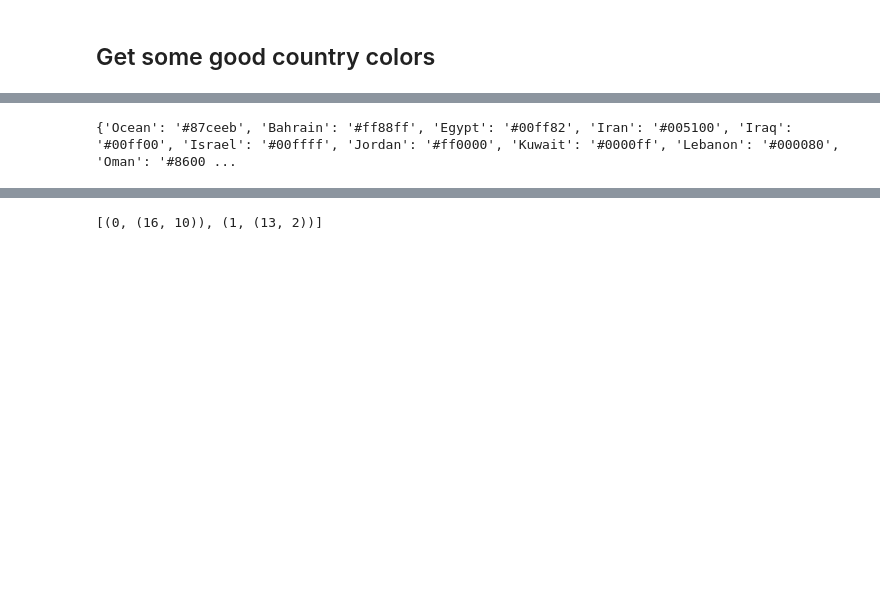
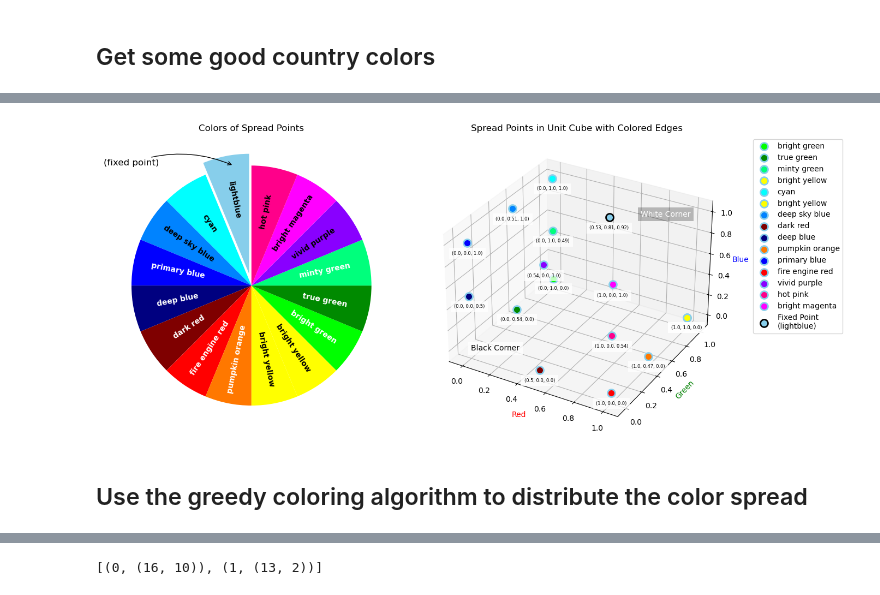
Before and after one commit to dbabbitt/StatsByCountry, a Jupyter notebook: rectangular_cartograms/Rectangular Cartogram of Middle Eastern Countries by Population.ipynb, the cells around one changed output, grey strips where cells are left out. Saved outputs shown, nothing was run; the diff lists cells and outputs as text; code cells hidden in the pictures; blank space fills up the shorter version.

```diff
--- a/rectangular_cartograms/Rectangular Cartogram of Middle Eastern Countries by Population.ipynb
+++ b/rectangular_cartograms/Rectangular Cartogram of Middle Eastern Countries by Population.ipynb
@@ -144,6 +62,21 @@ def spread_points_in_cube(num_points, fixed_point, cube_size=1.0, iterations=100
 # %%
 
 # Take some 3D points, one of which must be sky blue, and spread them evenly through a unit cube so that they have maximum space between
-fixed_point = (0.529, 0.808, 0.922)
-num_points = len(fontsize_dict)
-spread_points = spread_points_in_cube(num_points, fixed_point)
+ranges = [(0, 1), (0, 1), (0, 1)]
+fixed_point = (0.529, 0.808, 0.922)  # The ocean color
+
+trials = []
+while len(trials) < 5:
+
+    # Spread the points evenly through a unit cube so that they have maximum space between
+    try:
+        spread_points = nu.spread_points_in_cube(len(fontsize_dict), fixed_point, *ranges, verbose=False)
+        spread = nu.calculate_spread(spread_points, fixed_point, verbose=False)
+        trial_tuple = (spread_points, spread)
+        trials.append(trial_tuple)
+    except Exception:
+        continue
+
+trial_tuple = max(trials, key=lambda x: x[1])
+spread_points = trial_tuple[0]
+assert len(fontsize_dict)+1 == len(spread_points)
@@ -217,18 +83,8 @@ plt.show()
-# %%
-
-# Convert the dictionary from RGBA to Hex
-def rgba_to_hex(rgba):
-    r = int(rgba[0] * 255)
-    g = int(rgba[1] * 255)
-    b = int(rgba[2] * 255)
-    return f'#{r:02x}{g:02x}{b:02x}'
-
-# Move the ocean to the front of the list
-countries_list = ['Ocean'] + country_names
-
-# Create a separate hex color dictionary for use in the cartogram
-hex_color_dict = {key: rgba_to_hex(value) for key, value in zip(countries_list, spread_points)}
-hex_color_dict['Ocean'] = '#87ceeb'
-hex_color_dict
-# %% [output]
-{'Ocean': '#87ceeb', 'Bahrain': '#ff88ff', 'Egypt': '#00ff82', 'Iran': '#005100', 'Iraq': '#00ff00', 'Israel': '#00ffff', 'Jordan': '#ff0000', 'Kuwait': '#0000ff', 'Lebanon': '#000080', 'Oman': '#8600 ...
+# %%
+
+nu.inspect_spread_points(spread_points)
+# %% [output]
+[figure, added]
+# %% [markdown]
+
+## Use the greedy coloring algorithm to distribute the color spread
```
Also changed, not shown: parts of 60 cells of this notebook, 7 other files.
